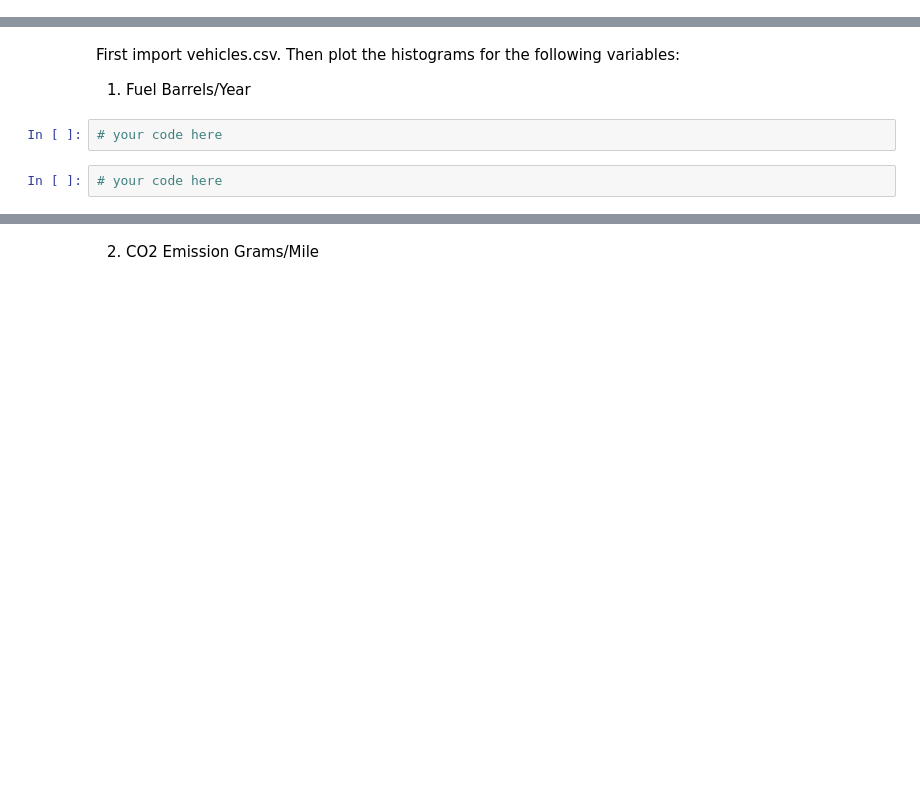
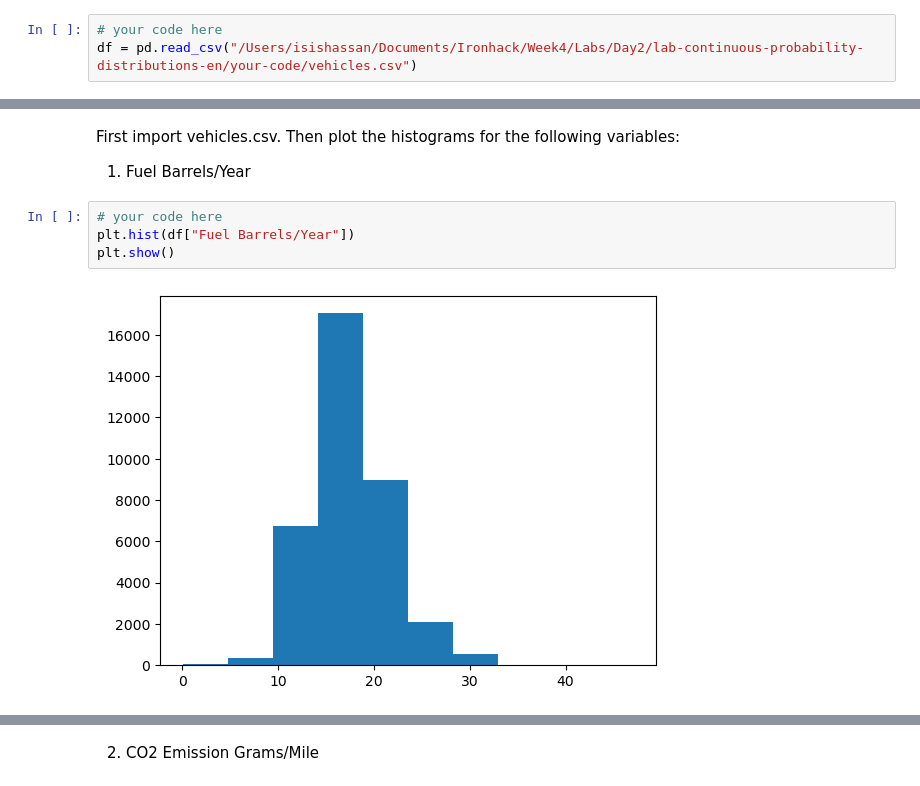
Before and after one commit to ironhack-labs/lab-continuous-probability-distributions-en, a Jupyter notebook: your-code/main.ipynb, the cells around one changed output, grey strips where cells are left out. Cells and saved outputs as stored; diff of their text form; blank space fills up the shorter version.

```diff
--- a/your-code/main.ipynb
+++ b/your-code/main.ipynb
@@ -218,0 +219,3 @@ In this challenge we are going to take a look the real data. We will use vehicle
+# %%
+# your code here
+df = pd.read_csv("/Users/isishassan/Documents/Ironhack/Week4/Labs/Day2/lab-continuous-probability-distributions-en/your-code/vehicles.csv")
@@ -223,5 +231,7 @@ Then plot the histograms for the following variables:
 1. Fuel Barrels/Year
 # %%
 # your code here
+plt.hist(df["Fuel Barrels/Year"])
+plt.show()
+# %% [output]
+[figure, added]
-# %%
-# your code here
```
Also changed, not shown: parts of 18 cells of this notebook.
